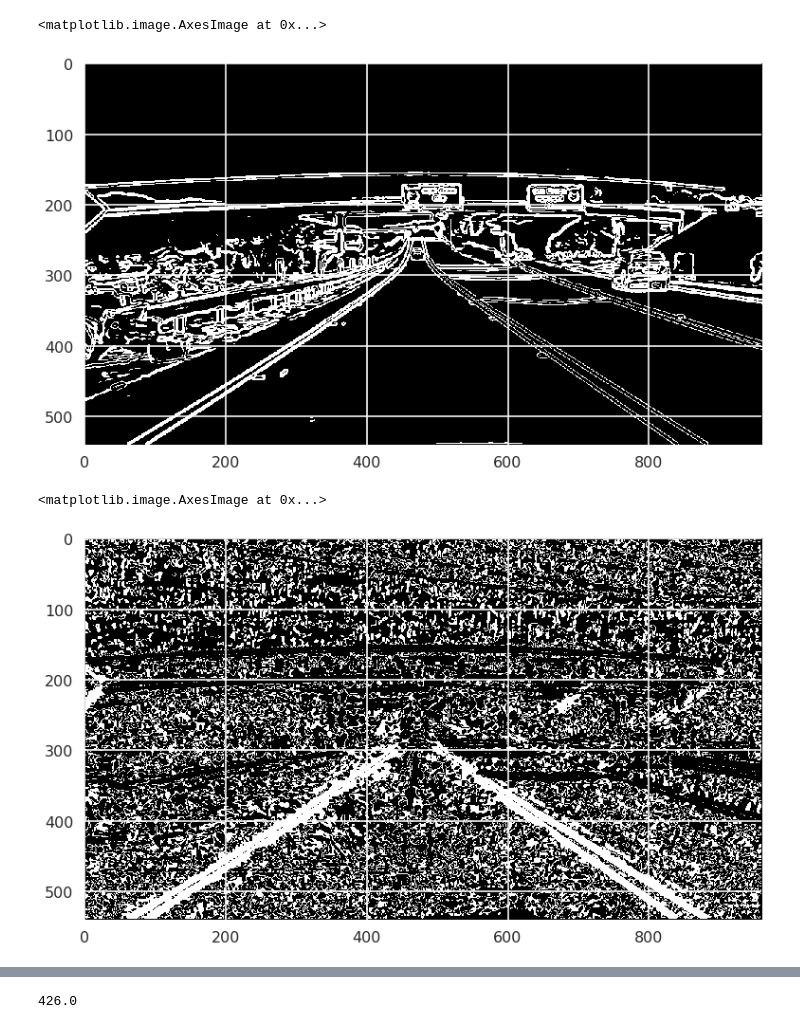
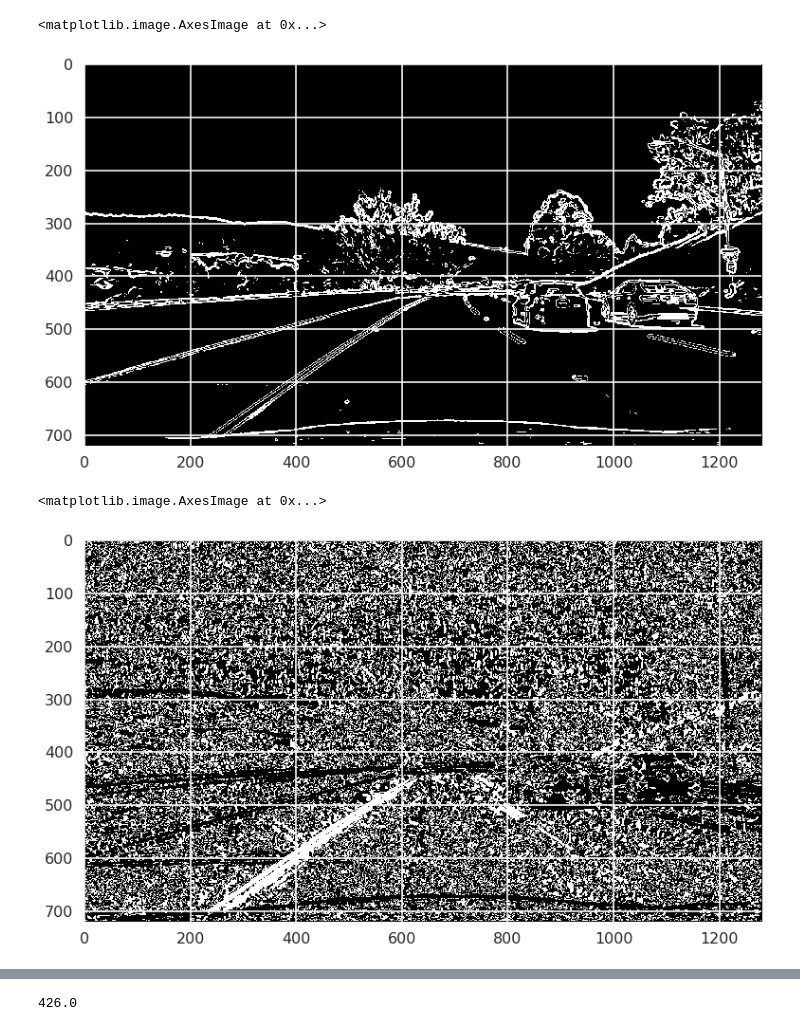
Before and after one commit to DrClick/SDC, a Jupyter notebook: sdc/project_4/cnd-all/project_pipeline.ipynb, the cells around one changed output, grey strips where cells are left out. Cells and saved outputs as stored; diff of their text form; code cells hidden in the pictures.

```diff
--- a/sdc/project_4/cnd-all/project_pipeline.ipynb
+++ b/sdc/project_4/cnd-all/project_pipeline.ipynb
@@ -12,6 +14,7 @@ from math import log
 sns.set_context("poster")
 # %%
 img = imread("../exit-ramp.jpg")
+img = image_cache[0]
 plt.imshow(img)
 # %% [output]
 <matplotlib.image.AxesImage at 0x...>
@@ -78,7 +85,7 @@ tmp = mag_thresh(img, 9, (30,100))
 plt.imshow(tmp, cmap="gray")
 # %% [output]
 <matplotlib.image.AxesImage at 0x...>
-[figure, old version]
+[figure, new version]
 # %%
 # Define a function to threshold an image for a given range and Sobel kernel
 def dir_threshold(img, sobel_kernel=3, thresh=(0, np.pi/2)):
@@ -96,11 +103,11 @@ def dir_threshold(img, sobel_kernel=3, thresh=(0, np.pi/2)):
     # Return the binary image
     return binary_output
 # %%
-tmp = dir_threshold(img, 15, (.7,1.2))
+tmp = dir_threshold(img, 15, (.6,1.2))
 plt.imshow(tmp, cmap="gray")
 # %% [output]
 <matplotlib.image.AxesImage at 0x...>
-[figure, old version]
+[figure, new version]
 # %%
 def color_threshold(img, h_thresh=(15, 100), s_thresh=(90, 255)):
     hls = cv2.cvtColor(img, cv2.COLOR_RGB2HLS)
```
Also changed, not shown: parts of 28 cells of this notebook, 1 other file.
